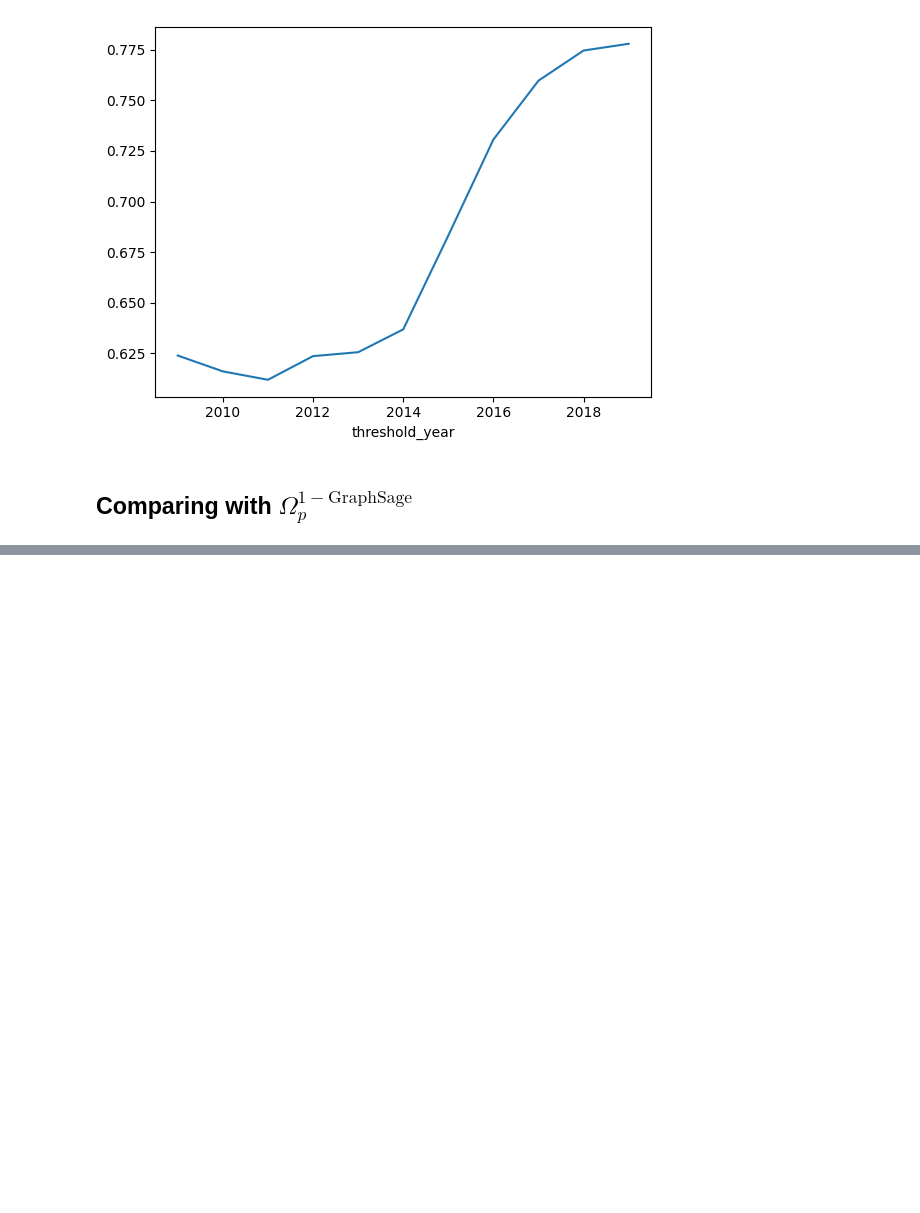
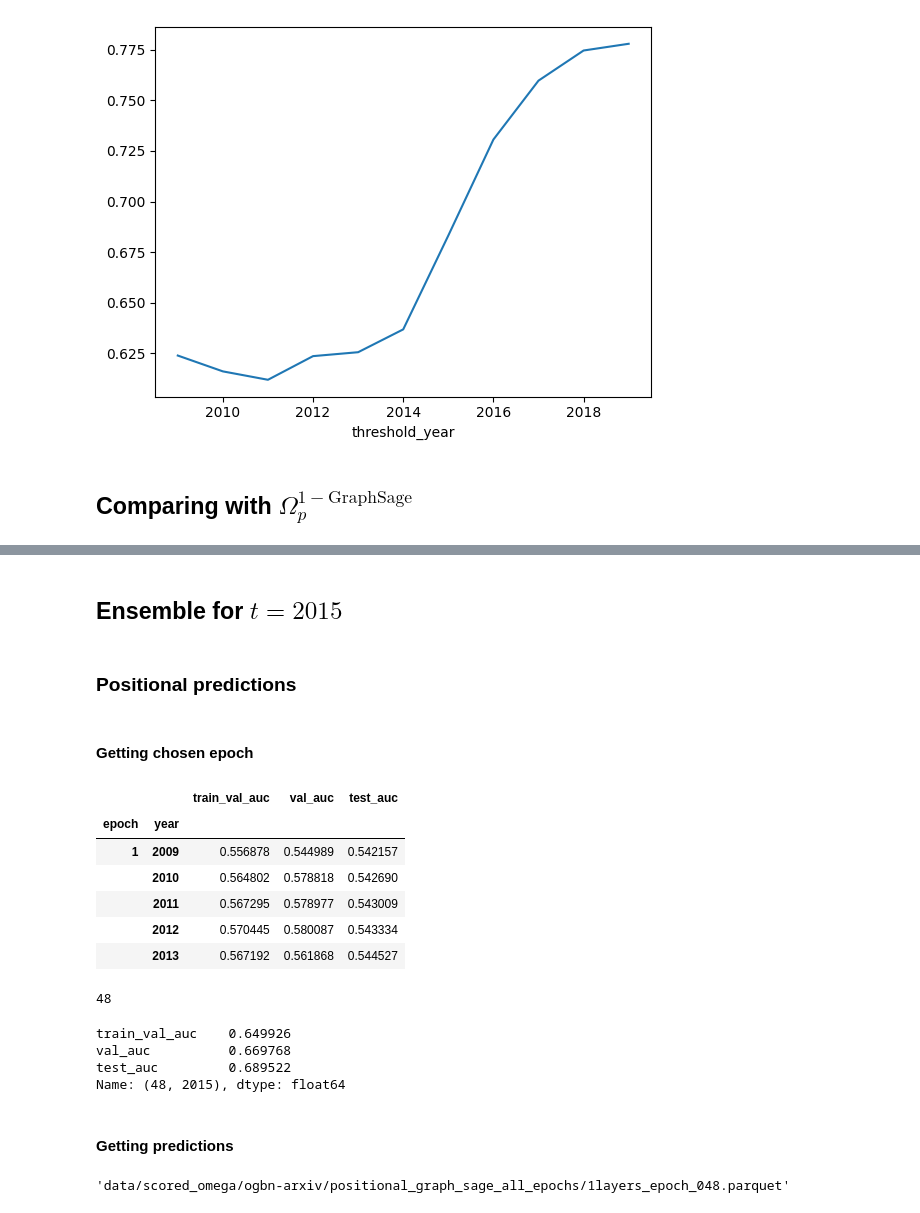
Before and after one commit to caiolmart/node-concordance, a Jupyter notebook: notebooks/gamma_function/arxiv/11-1-structural_graphsage_sensitivity_labels.ipynb, the cells around one changed output, grey strips where cells are left out. Saved outputs shown, nothing was run; the diff lists cells and outputs as text; code cells hidden in the pictures; blank space fills up the shorter version.

```diff
--- a/notebooks/gamma_function/arxiv/11-1-structural_graphsage_sensitivity_labels.ipynb
+++ b/notebooks/gamma_function/arxiv/11-1-structural_graphsage_sensitivity_labels.ipynb
@@ -280,0 +285,4 @@ plt.savefig(f"reports/images/positional_structural_sensitivity_perfomance.pdf")
+# %% [markdown]
+## Ensemble for $t=2015$
+# %% [markdown]
+### Positional predictions
@@ -280,0 +293,38 @@ plt.savefig(f"reports/images/positional_structural_sensitivity_perfomance.pdf")
+# %% [markdown]
+#### Getting chosen epoch
+# %%
+output_path = f"data/results/{dataset_name}/positional_graph_sage/{n_layers}layers_sensitivity_aucs.parquet"
+# %%
+positional_aucs_df = pd.read_parquet(output_path)
+positional_aucs_df.head()
+# %% [output]
+|  |  | train_val_auc | val_auc | test_auc |
+| epoch | year |  |  |  |
+| 1 | 2009 | 0.556878 | 0.544989 | 0.542157 |
+|  | 2010 | 0.564802 | 0.578818 | 0.542690 |
+|  | 2011 | 0.567295 | 0.578977 | 0.543009 |
+|  | 2012 | 0.570445 | 0.580087 | 0.543334 |
+|  | 2013 | 0.567192 | 0.561868 | 0.544527 |
+# %%
+positional_epoch = (
+    positional_aucs_df.query(f"year == {t}")
+    .droplevel("year")["val_auc"]
+    .idxmax()
+)
+positional_epoch
+# %% [output]
+48
+# %%
+positional_aucs_df.loc[(positional_epoch, t)]
+# %% [output]
+train_val_auc    0.649926
+val_auc          0.669768
+test_auc         0.689522
+Name: (48, 2015), dtype: float64
+# %% [markdown]
+#### Getting predictions
+# %%
+data_path_pat = f"data/scored_omega/{dataset_name}/positional_graph_sage_all_epochs/{n_layers}layers_epoch_{positional_epoch:03d}.parquet"
+data_path_pat
+# %% [output]
+'data/scored_omega/ogbn-arxiv/positional_graph_sage_all_epochs/1layers_epoch_048.parquet'
```
Also changed, not shown: parts of 25 cells of this notebook.
